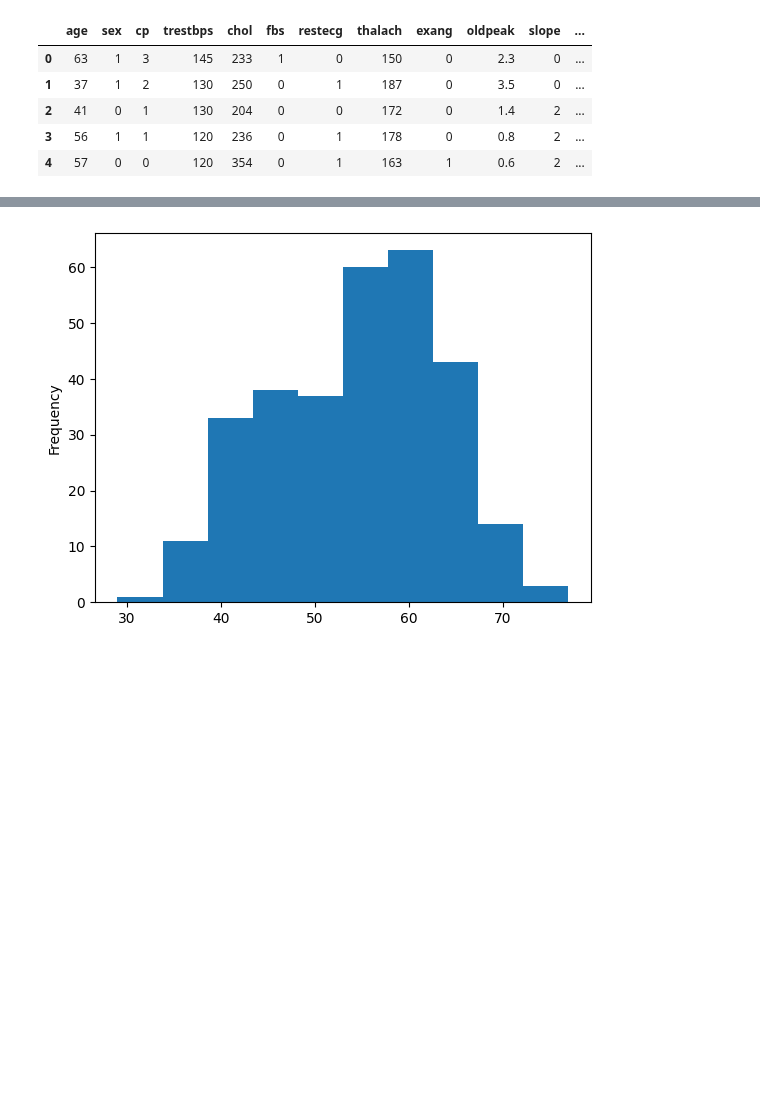
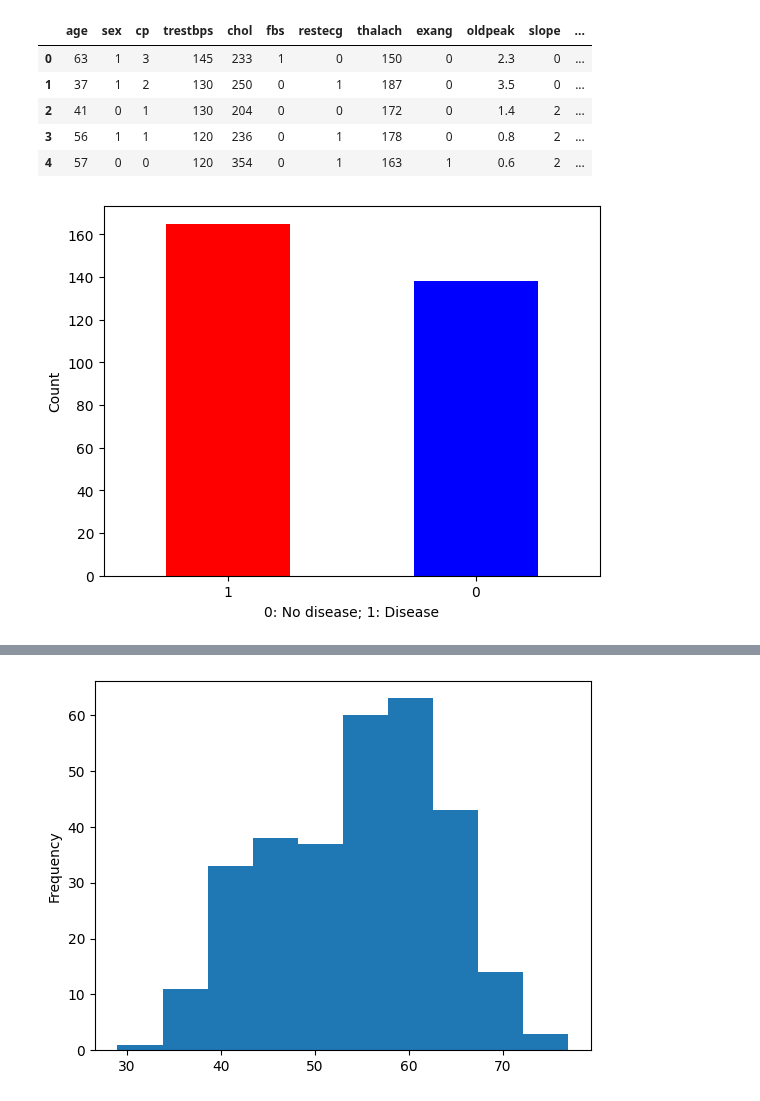
Before and after one commit to khteh/JupyterNotebooks, a Jupyter notebook: ZTM/HeartDisease/HeartDisease.ipynb, the cells around one changed output, grey strips where cells are left out. Saved outputs shown, nothing was run; the diff lists cells and outputs as text; code cells hidden in the pictures; blank space fills up the shorter version.

Commit message:
Heart disease classification

```diff
--- a/ZTM/HeartDisease/HeartDisease.ipynb
+++ b/ZTM/HeartDisease/HeartDisease.ipynb
@@ -11,3 +43,10 @@ data.head()
 | 2 | 41 | 0 | 1 | 130 | 204 | 0 | 0 | 172 | 0 | 1.4 | 2 | ... |
 | 3 | 56 | 1 | 1 | 120 | 236 | 0 | 1 | 178 | 0 | 0.8 | 2 | ... |
 | 4 | 57 | 0 | 0 | 120 | 354 | 0 | 1 | 163 | 1 | 0.6 | 2 | ... |
+# %%
+data["target"].value_counts().plot(kind="bar", color=["red", "blue"]);
+plt.xlabel("0: No disease; 1: Disease");
+plt.ylabel("Count");
+plt.xticks(rotation=0); # Make the xlabels vertical
+# %% [output]
+[figure, added]
```
Also changed, not shown: parts of 24 cells of this notebook, 3 other files.
